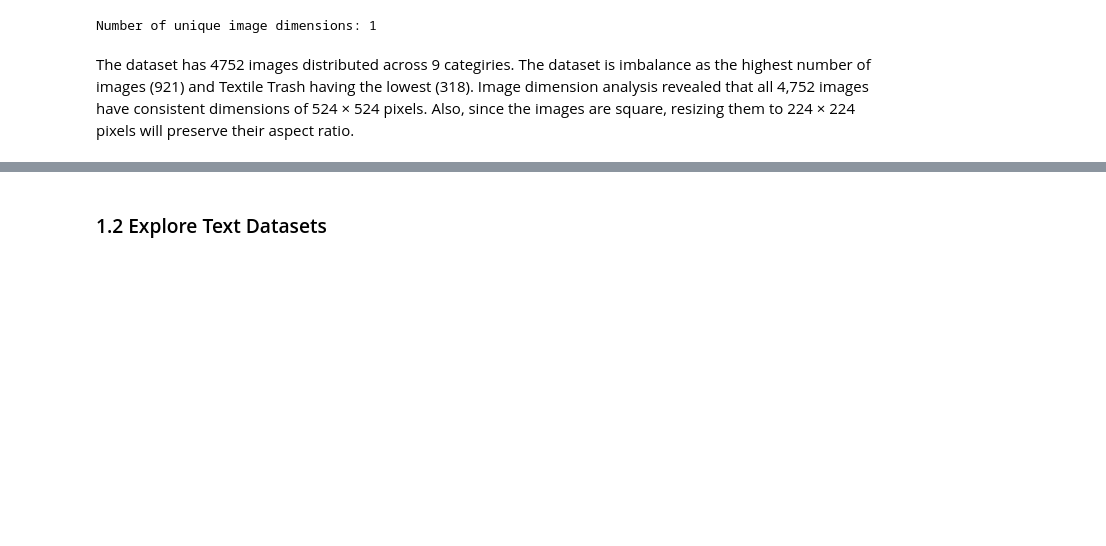
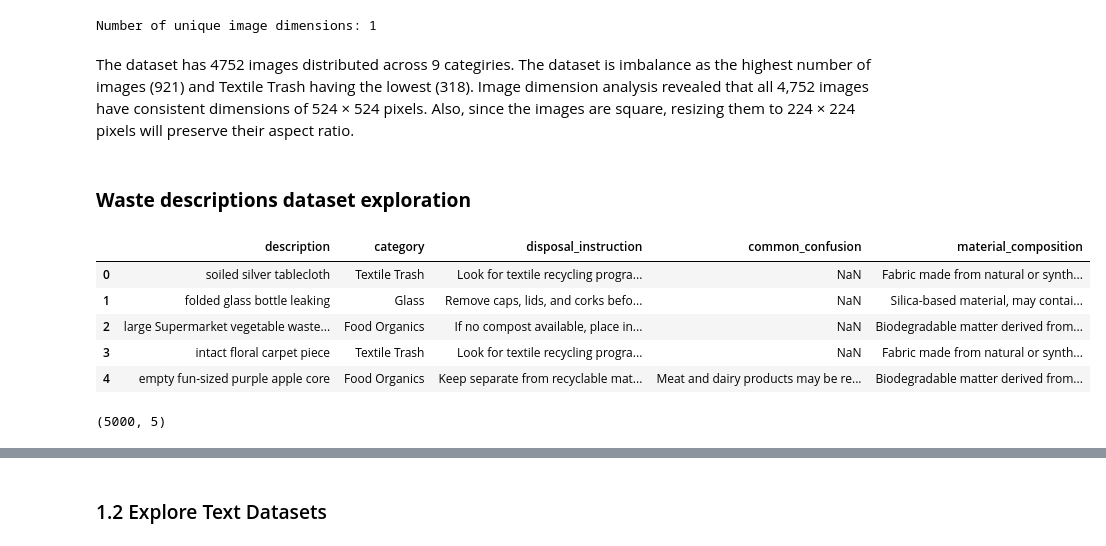
Before and after one commit to Nagirah/Waste-Management-Sytem, a Jupyter notebook: waste_management_summative.ipynb, the cells around one changed output, grey strips where cells are left out. Saved outputs shown, nothing was run; the diff lists cells and outputs as text; code cells hidden in the pictures; blank space fills up the shorter version.

```diff
--- a/waste_management_summative.ipynb
+++ b/waste_management_summative.ipynb
@@ -196,3 +201,26 @@ Number of unique image dimensions: 1
 The dataset has 4752 images distributed across 9 categiries. The dataset is imbalance as the highest number of images (921) and Textile Trash having the lowest (318).
 Image dimension analysis revealed that all 4,752 images have consistent dimensions of 524 × 524 pixels.
 Also, since the images are square, resizing them to 224 × 224 pixels will preserve their aspect ratio.
+# %% [markdown]
+### **Waste descriptions dataset exploration**
+# %%
+#Load the csv file from the drive
+text_data_path = (
+    "/content/drive/MyDrive/WasteManagement/"
+    "waste_descriptions.csv"
+)
+
+text_df = pd.read_csv(text_data_path)
+
+text_df.head()
+# %% [output]
+|  | description | category | disposal_instruction | common_confusion | material_composition |
+| 0 | soiled silver tablecloth | Textile Trash | Look for textile recycling progra... | NaN | Fabric made from natural or synth... |
+| 1 | folded glass bottle leaking | Glass | Remove caps, lids, and corks befo... | NaN | Silica-based material, may contai... |
+| 2 | large Supermarket vegetable waste... | Food Organics | If no compost available, place in... | NaN | Biodegradable matter derived from... |
+| 3 | intact floral carpet piece | Textile Trash | Look for textile recycling progra... | NaN | Fabric made from natural or synth... |
+| 4 | empty fun-sized purple apple core | Food Organics | Keep separate from recyclable mat... | Meat and dairy products may be re... | Biodegradable matter derived from... |
+# %%
+text_df.shape
+# %% [output]
+(5000, 5)
```
Also changed, not shown: parts of 17 cells of this notebook.
